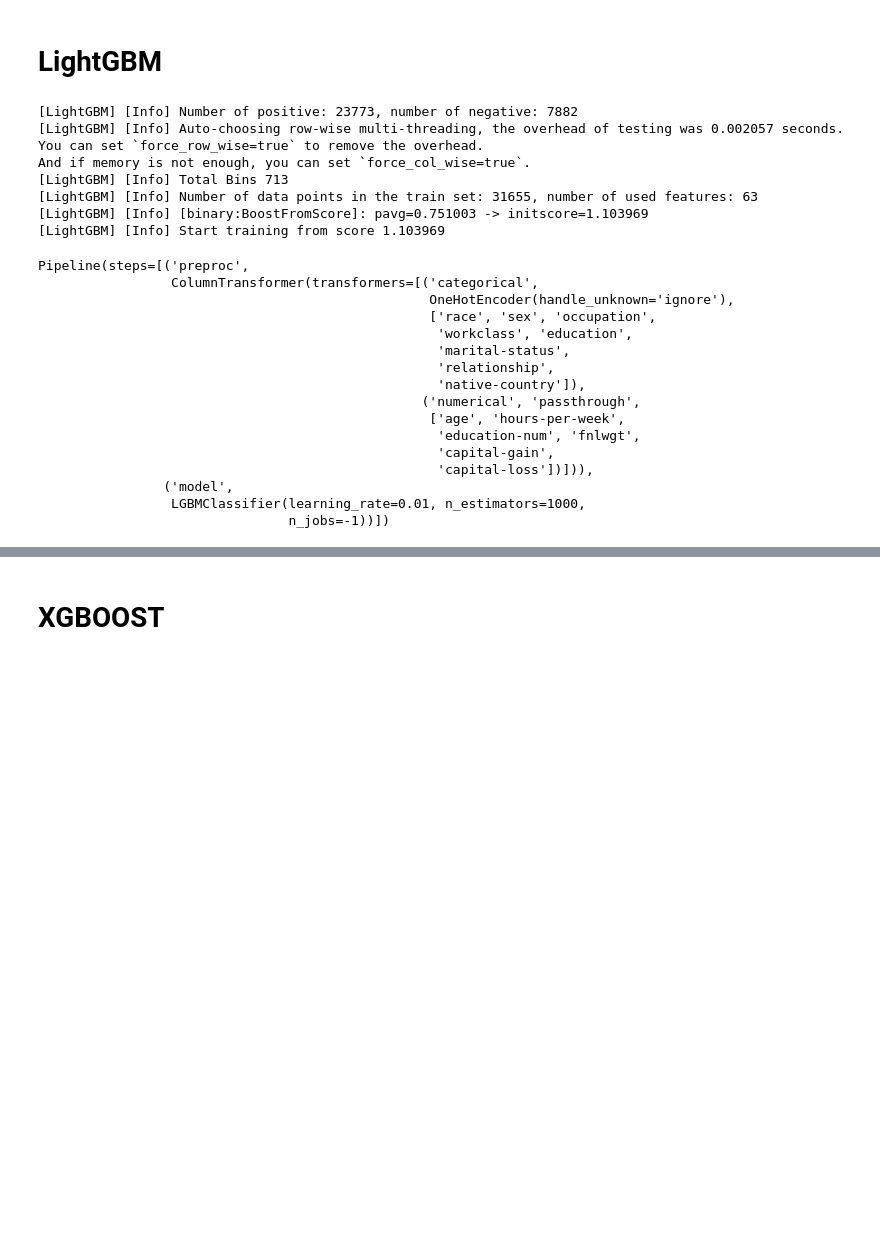
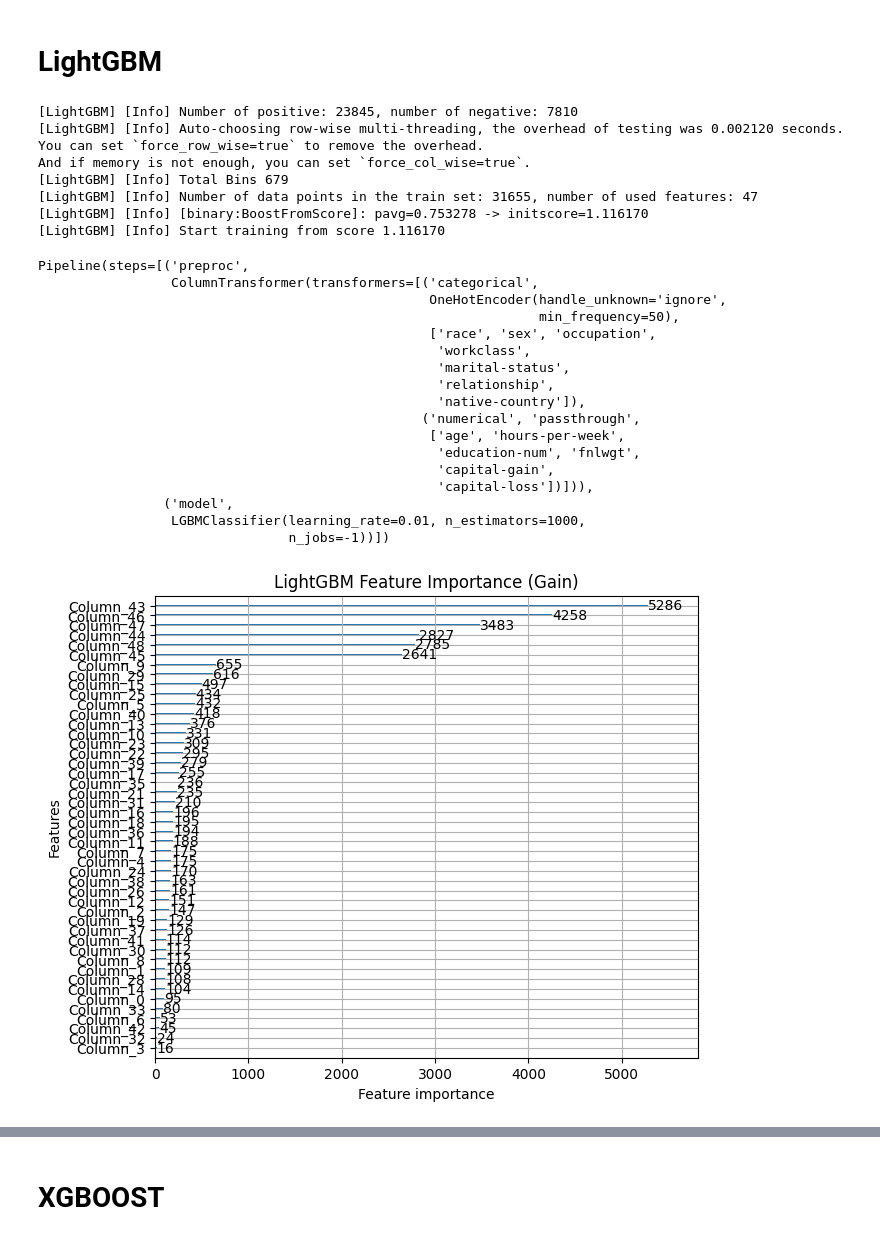
Before and after one commit to Jystine/dsc148-project, a Jupyter notebook: calwin_notebok.ipynb, the cells around one changed output, grey strips where cells are left out. Saved outputs shown, nothing was run; the diff lists cells and outputs as text; code cells hidden in the pictures; blank space fills up the shorter version.

Commit message:
plot for feature usefullness

```diff
--- a/calwin_notebok.ipynb
+++ b/calwin_notebok.ipynb
@@ -263,25 +271,27 @@ preproc = ColumnTransformer(
     remainder = "drop"
 )
 # %%
+m = LGBMClassifier(max_depth = -1, learning_rate = .01, n_estimators = 1000, n_jobs = -1)
 plr = Pipeline([
     ("preproc", preproc),
-    ("model", LGBMClassifier(max_depth = -1, learning_rate = .01, n_estimators = 1000, n_jobs = -1))
+    ("model", m)
 ])
 plr.fit(X_train, y_train)
 # %% [output]
-[LightGBM] [Info] Number of positive: 23773, number of negative: 7882
-[LightGBM] [Info] Auto-choosing row-wise multi-threading, the overhead of testing was 0.002057 seconds.
+[LightGBM] [Info] Number of positive: 23845, number of negative: 7810
+[LightGBM] [Info] Auto-choosing row-wise multi-threading, the overhead of testing was 0.002120 seconds.
 You can set `force_row_wise=true` to remove the overhead.
 And if memory is not enough, you can set `force_col_wise=true`.
-[LightGBM] [Info] Total Bins 713
-[LightGBM] [Info] Number of data points in the train set: 31655, number of used features: 63
-[LightGBM] [Info] [binary:BoostFromScore]: pavg=0.751003 -> initscore=1.103969
-[LightGBM] [Info] Start training from score 1.103969
+[LightGBM] [Info] Total Bins 679
+[LightGBM] [Info] Number of data points in the train set: 31655, number of used features: 47
+[LightGBM] [Info] [binary:BoostFromScore]: pavg=0.753278 -> initscore=1.116170
+[LightGBM] [Info] Start training from score 1.116170
 Pipeline(steps=[('preproc',
                  ColumnTransformer(transformers=[('categorical',
-                                                  OneHotEncoder(handle_unknown='ignore'),
+                                                  OneHotEncoder(handle_unknown='ignore',
+                                                                min_frequency=50),
                                                   ['race', 'sex', 'occupation',
-                                                   'workclass', 'education',
+                                                   'workclass',
                                                    'marital-status',
                                                    'relationship',
                                                    'native-country']),
@@ -293,6 +303,11 @@ Pipeline(steps=[('preproc',
                 ('model',
                  LGBMClassifier(learning_rate=0.01, n_estimators=1000,
                                 n_jobs=-1))])
+# %%
+lgb.plot_importance(m, importance_type="split", figsize=(7,6), title="LightGBM Feature Importance (Gain)")
+plt.show()
+# %% [output]
+[figure, added]
 # %%
 predicted = plr.predict(X_test)
 # %%
```
Also changed, not shown: parts of 25 cells of this notebook.
